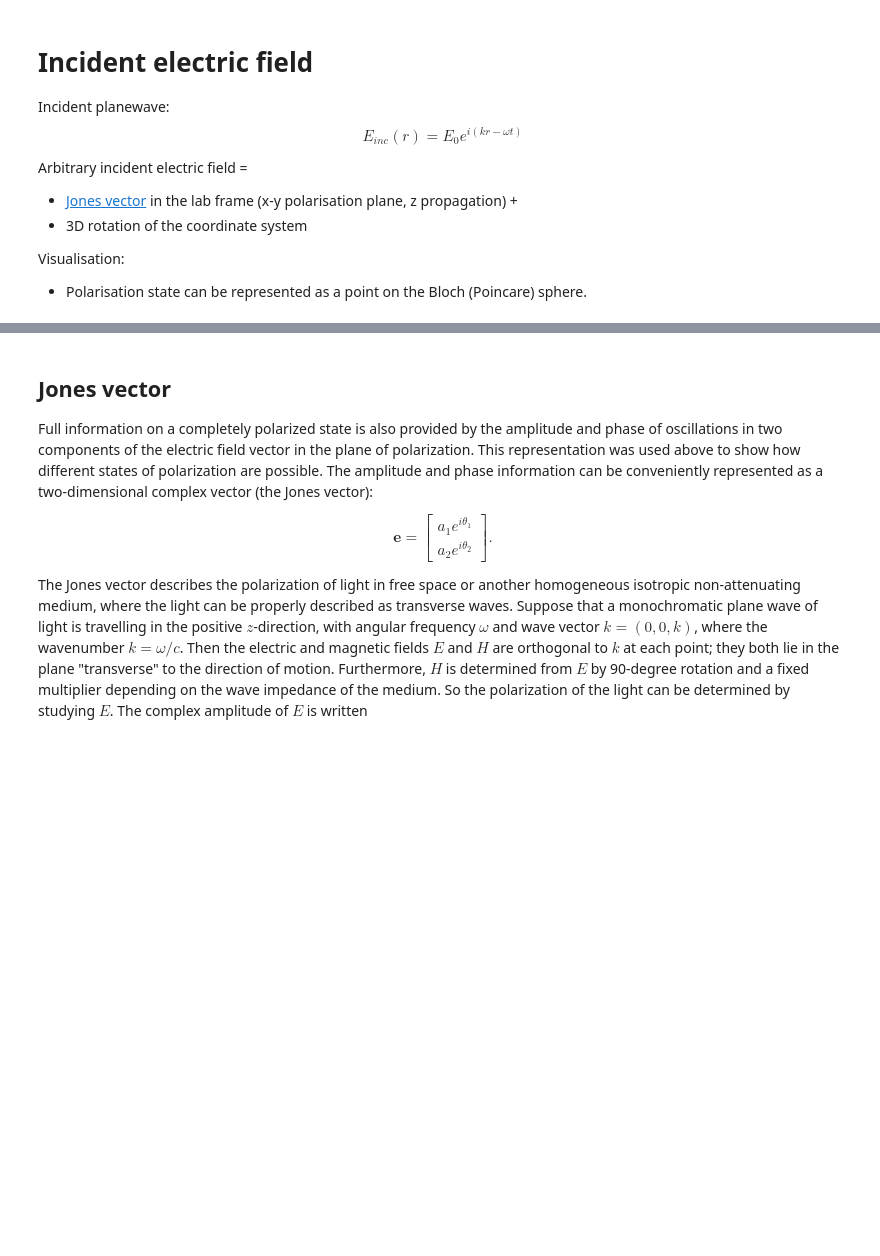
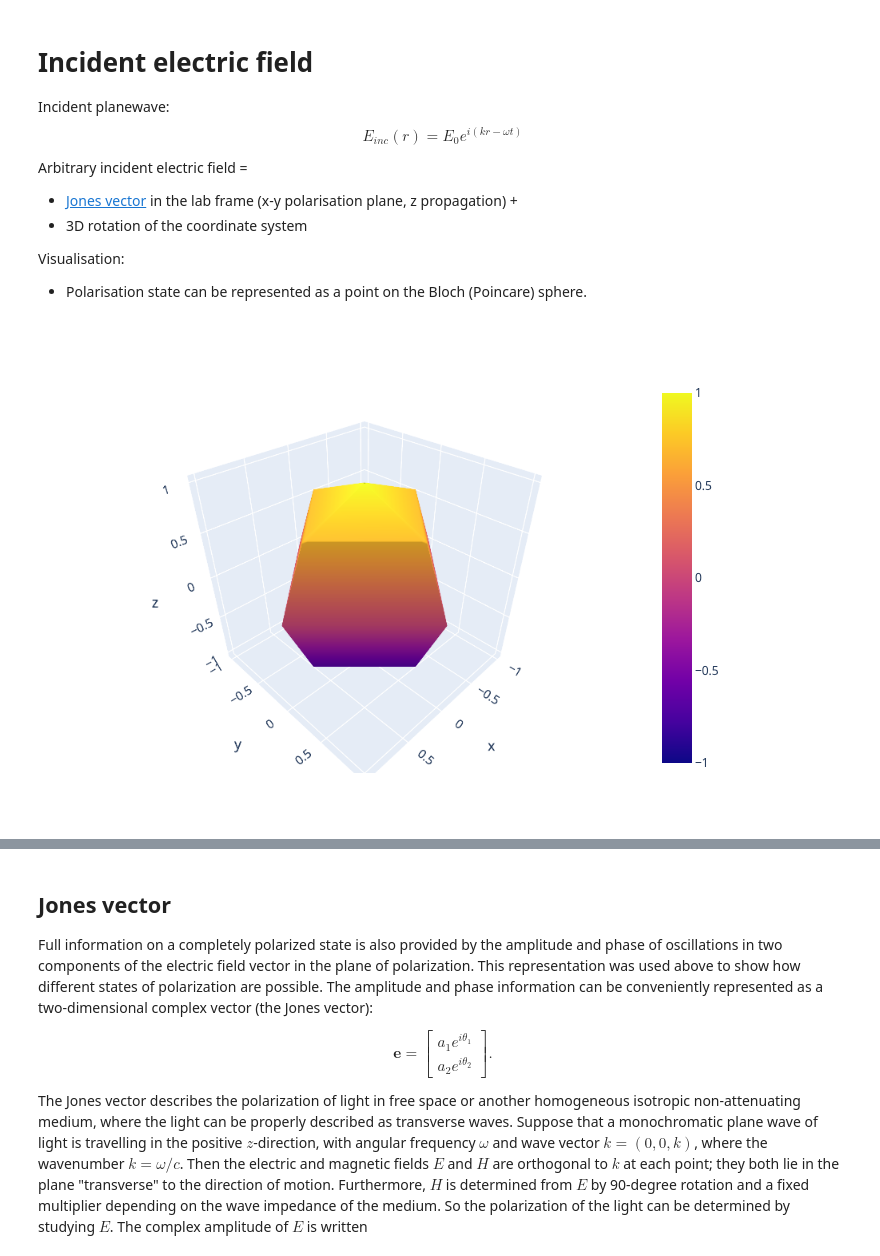
Before and after one commit to fekad/DDA.jl, a Jupyter notebook: examples/electric_field.ipynb, the cells around one changed output, grey strips where cells are left out. Drawn from its saved outputs; the diff is of its cells as text; code cells hidden in the pictures; blank space fills up the shorter version.

```diff
--- a/examples/electric_field.ipynb
+++ b/examples/electric_field.ipynb
@@ -12,3 +22,16 @@ Arbitrary incident electric field =
 
 Visualisation:
 - Polarisation state can be represented as a point on the Bloch (Poincare) sphere.
+# %%
+
+n = 5
+u = range(-π, π; length = n)
+v = range(0, π; length = n)
+x = cos.(u) * sin.(v)'
+y = sin.(u) * sin.(v)'
+z = ones(n) * cos.(v)'
+
+
+PlotlyJS.plot([PlotlyJS.surface(x=x, y=y, z=z)])
+# %% [output]
+[figure, added]
```
Also changed, not shown: parts of 17 cells of this notebook, 1 other file.
